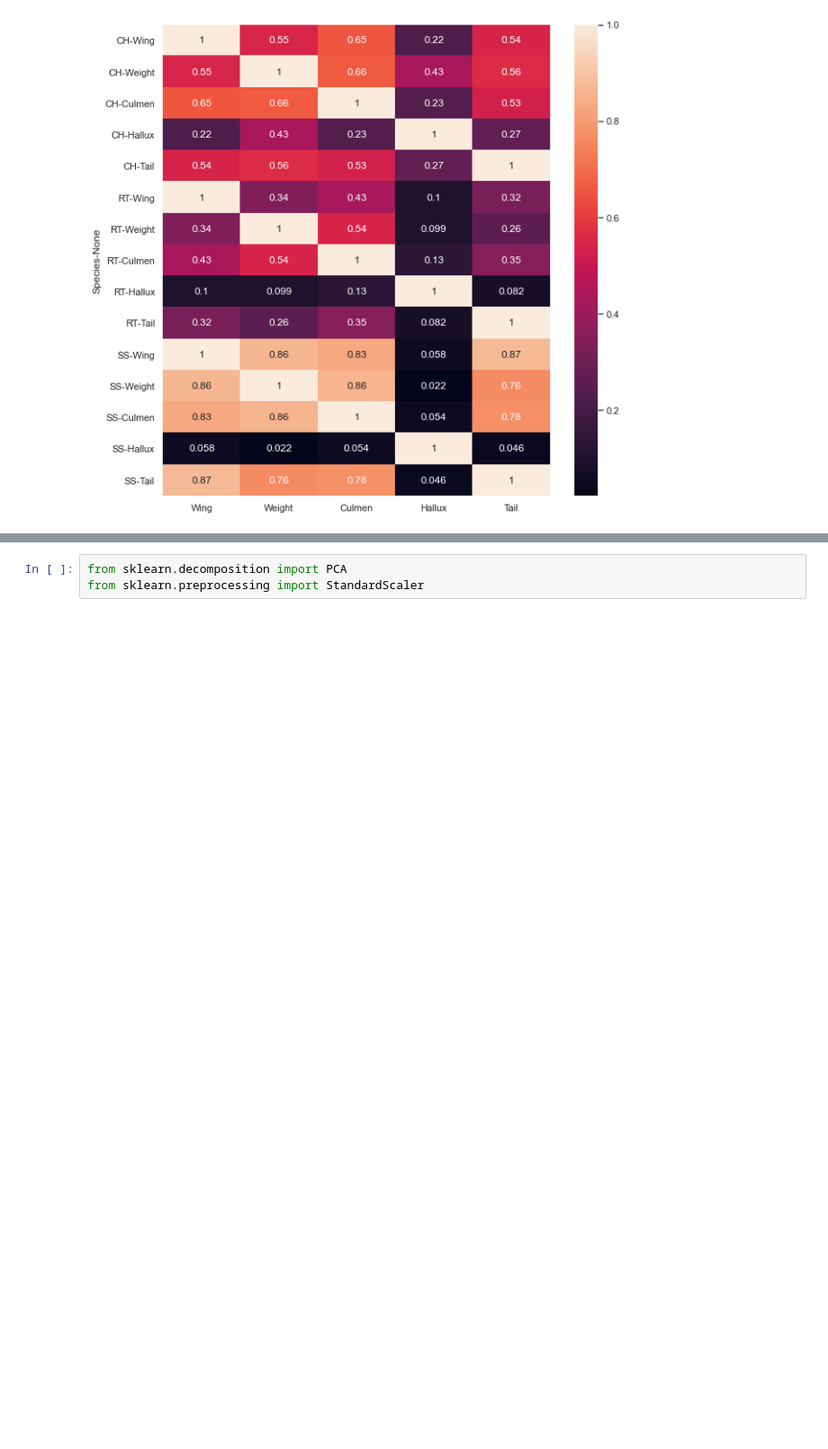
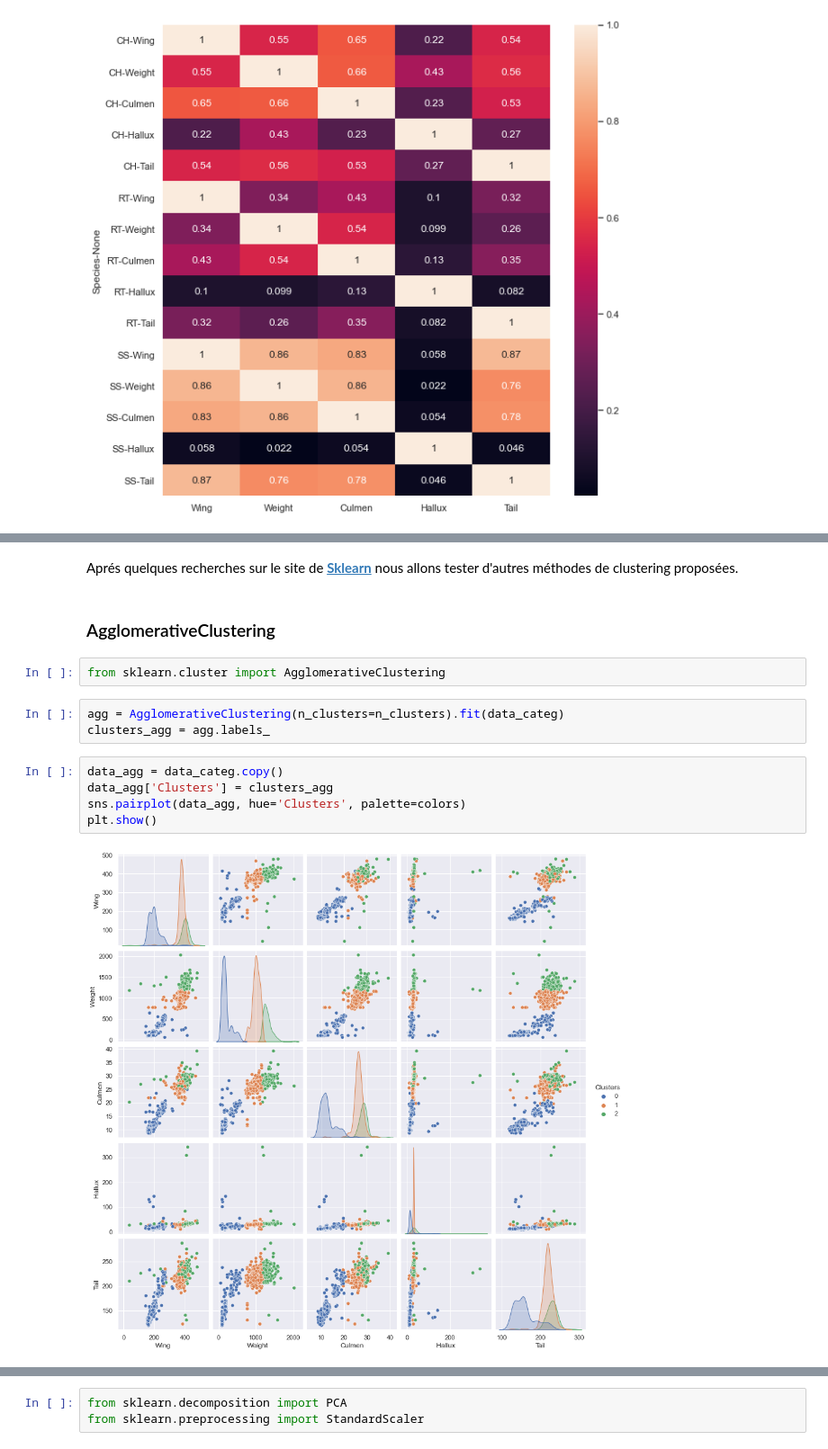
Before and after one commit to BaptisteMahe/ECMDataInterpretation, a Jupyter notebook: Projet-faucons.ipynb, the cells around one changed output, grey strips where cells are left out. Shown at 90% size. Drawn from its saved outputs; the diff is of its cells as text; blank space fills up the shorter version.

```diff
--- a/Projet-faucons.ipynb
+++ b/Projet-faucons.ipynb
@@ -211,0 +322,16 @@ Nous allons remplacer les **NaN** dans notre dataset par la moyenne de la colonn
+# %% [markdown]
+Aprés quelques recherches sur le site de [**Sklearn**](https://scikit-learn.org/stable/modules/clustering.html?fbclid=IwAR3KnNUOjsnNLAIPQtRiy9xWedv8kyIcqpWSPQJw9cHSF0mRj6npvoYJ-QM) nous allons tester d'autres méthodes de clustering proposées.
+# %% [markdown]
+### AgglomerativeClustering
+# %%
+from sklearn.cluster import AgglomerativeClustering
+# %%
+agg = AgglomerativeClustering(n_clusters=n_clusters).fit(data_categ)
+clusters_agg = agg.labels_
+# %%
+data_agg = data_categ.copy()
+data_agg['Clusters'] = clusters_agg
+sns.pairplot(data_agg, hue='Clusters', palette=colors)
+plt.show()
+# %% [output]
+[figure, added]
```
Also changed, not shown: parts of 24 cells of this notebook.
